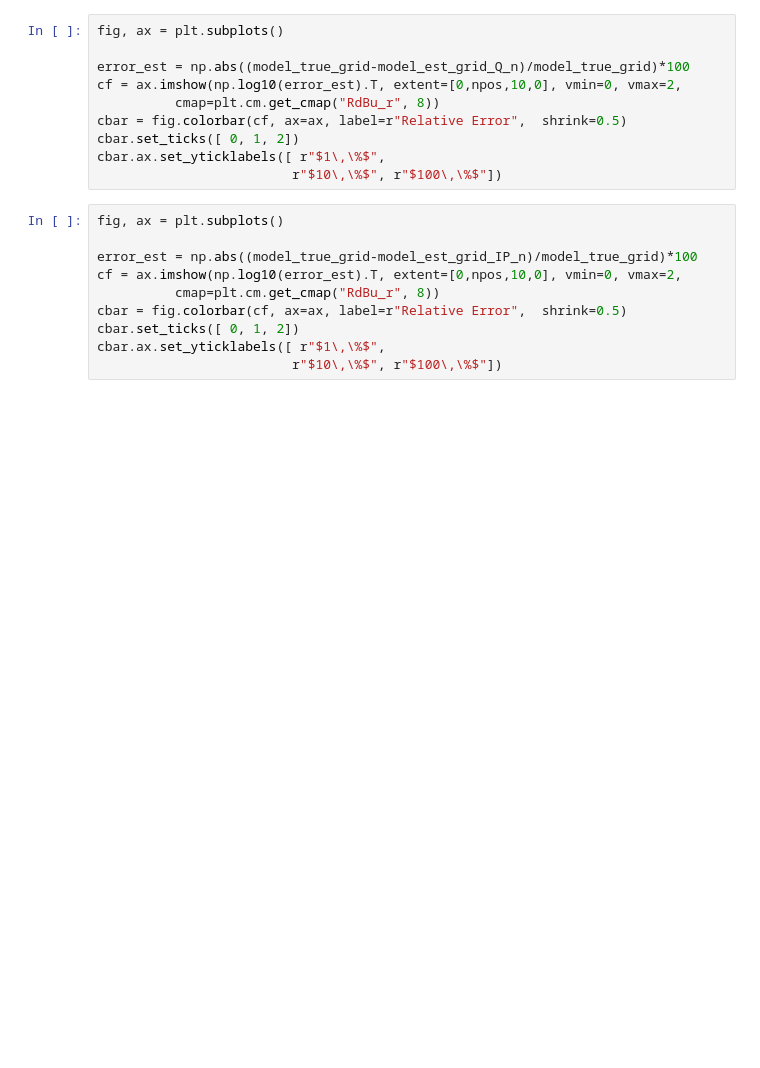
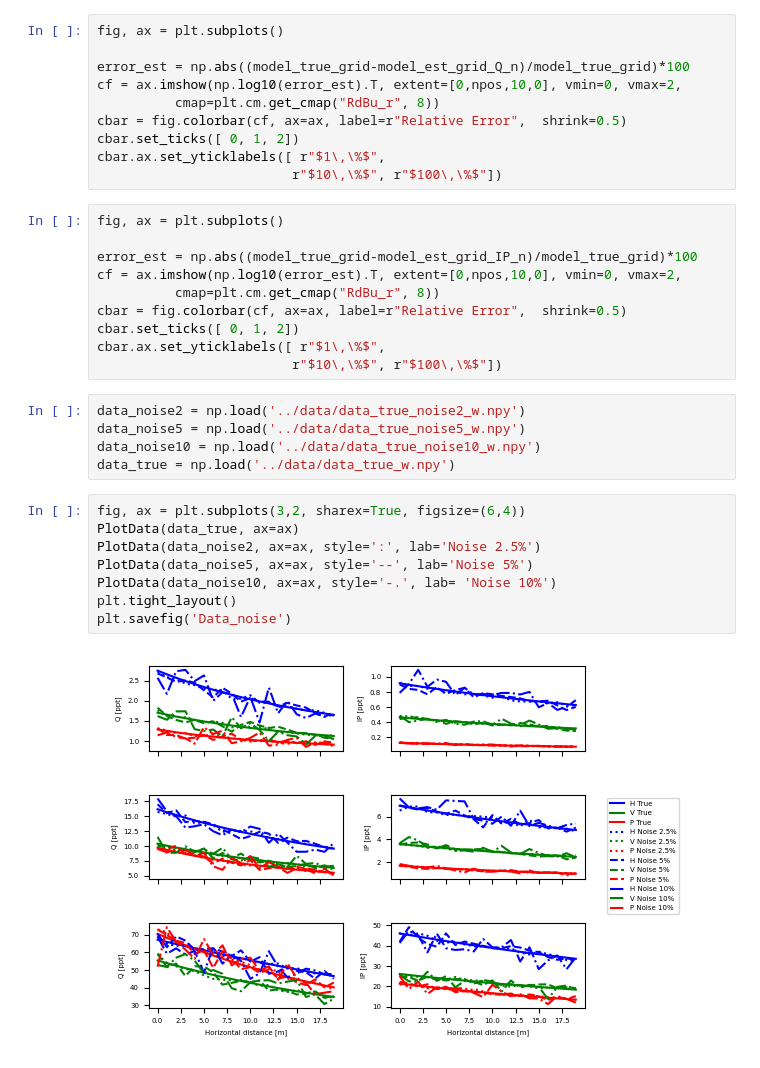
Before and after one commit to mariacarrizo/InvEM-ML, a Jupyter notebook: Synth-2Layer/Notebooks/2_GlobalSearch_2lay-Copy1.ipynb, the cells around one changed output. Saved outputs shown, nothing was run; the diff lists cells and outputs as text; blank space fills up the shorter version.

Commit message:
Data noise figure

```diff
--- a/Synth-2Layer/Notebooks/2_GlobalSearch_2lay-Copy1.ipynb
+++ b/Synth-2Layer/Notebooks/2_GlobalSearch_2lay-Copy1.ipynb
@@ -524,3 +491,18 @@ cbar = fig.colorbar(cf, ax=ax, label=r"Relative Error",  shrink=0.5)
 cbar.set_ticks([ 0, 1, 2])
 cbar.ax.set_yticklabels([ r"$1\,\%$",
                          r"$10\,\%$", r"$100\,\%$"])
+# %%
+data_noise2 = np.load('../data/data_true_noise2_w.npy')
+data_noise5 = np.load('../data/data_true_noise5_w.npy')
+data_noise10 = np.load('../data/data_true_noise10_w.npy')
+data_true = np.load('../data/data_true_w.npy')
+# %%
+fig, ax = plt.subplots(3,2, sharex=True, figsize=(6,4))
+PlotData(data_true, ax=ax)
+PlotData(data_noise2, ax=ax, style=':', lab='Noise 2.5%')
+PlotData(data_noise5, ax=ax, style='--', lab='Noise 5%')
+PlotData(data_noise10, ax=ax, style='-.', lab= 'Noise 10%')
+plt.tight_layout()
+plt.savefig('Data_noise')
+# %% [output]
+[figure, added]
```
Also changed, not shown: parts of 13 cells of this notebook, 2 other files.
